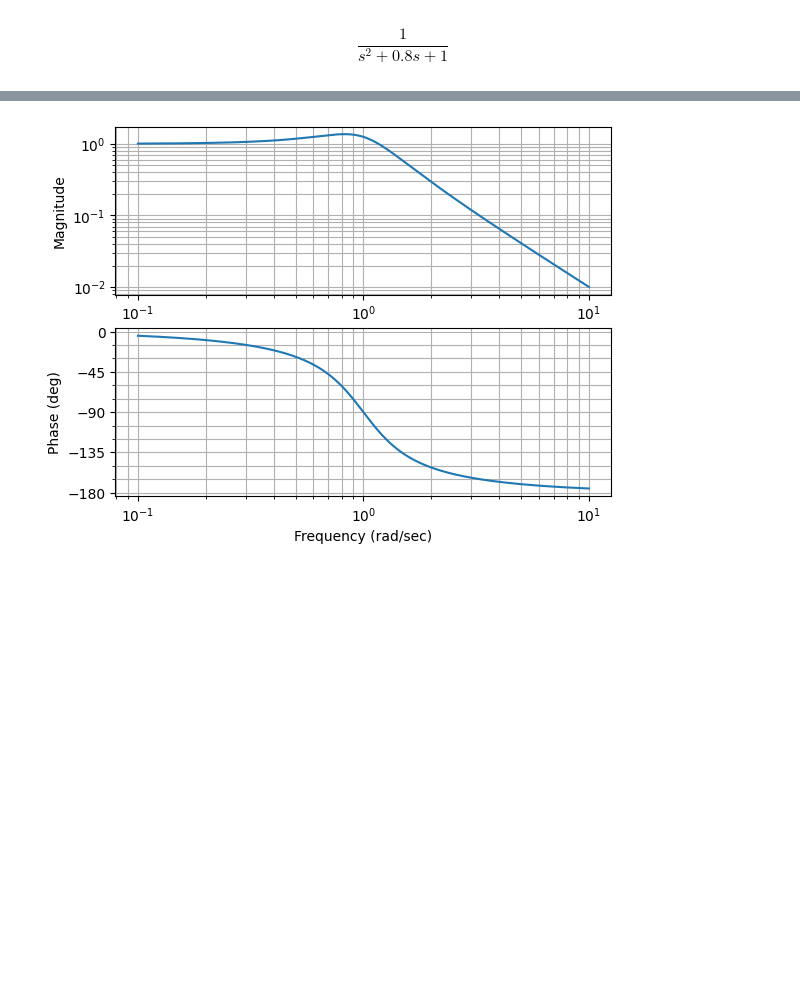
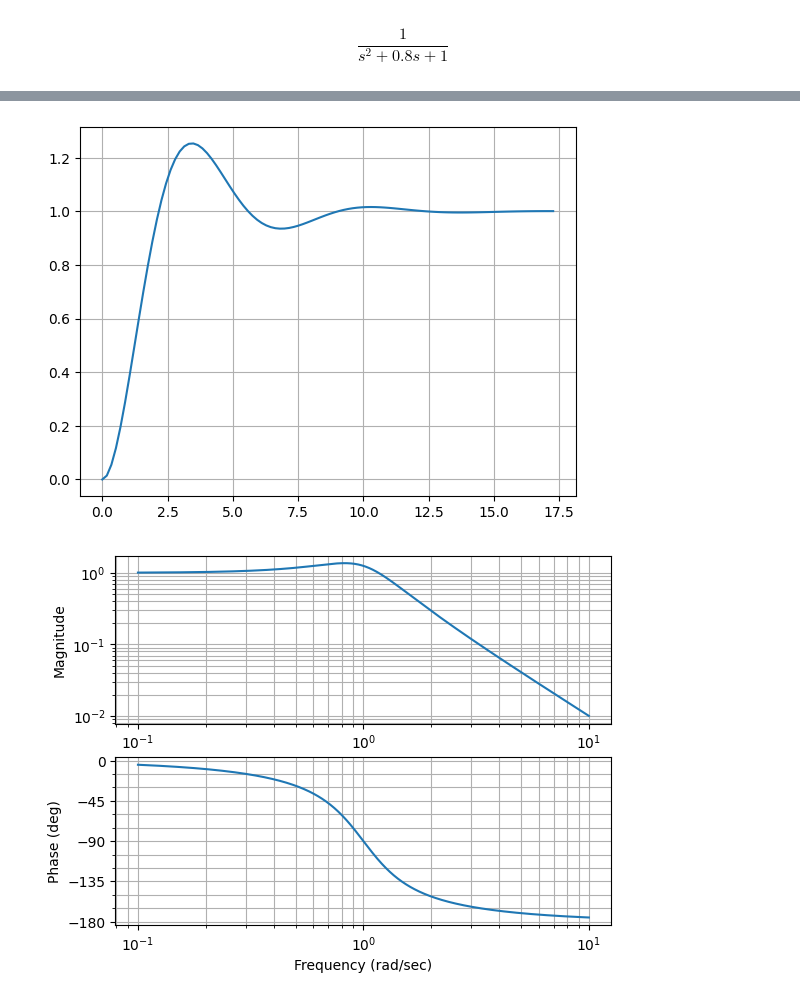
Before and after one commit to JoaoYukio/PCO119, a Jupyter notebook: Atividade 2/exercicio4.ipynb, the cells around one changed output, grey strips where cells are left out. Saved outputs shown, nothing was run; the diff lists cells and outputs as text; code cells hidden in the pictures; blank space fills up the shorter version.

```diff
--- a/Atividade 2/exercicio4.ipynb
+++ b/Atividade 2/exercicio4.ipynb
@@ -11,3 +11,5 @@ gs = control.TransferFunction(num, den)
 gs
 # %% [output]
 $$\frac{1}{s^2 + 0.8 s + 1}$$
+# %%
+yT , T = control.step_response(gs)
@@ -14,3 +28,8 @@ $$\frac{1}{s^2 + 0.8 s + 1}$$
+# %%
+plt.plot(yT, T)
+plt.grid()
+# %% [output]
+[figure, added]
 # %%
 (mag, phase, w) = control.bode_plot(gs)
 # %% [output]
```
Also changed, not shown: parts of 2 cells of this notebook, 1 other file.
